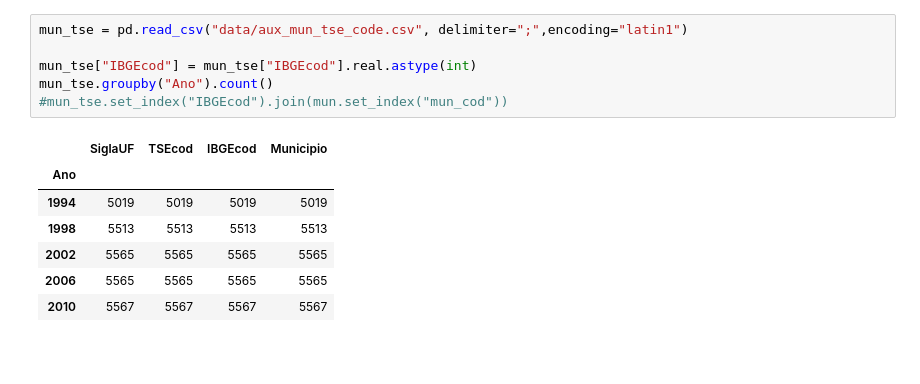
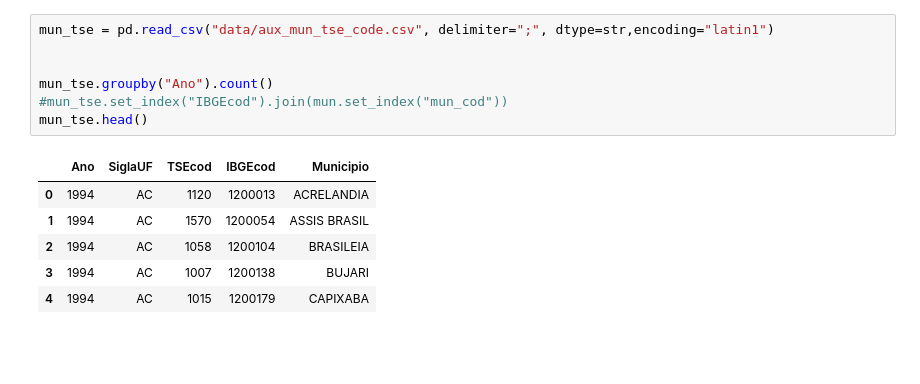
Before and after one commit to Cepesp-Fgv/tse-dados, a Jupyter notebook: Municipios/Municipios TSE com IBGE.ipynb, the cells around one changed output. Cells and saved outputs as stored; diff of their text form.

```diff
--- a/Municipios/Municipios TSE com IBGE.ipynb
+++ b/Municipios/Municipios TSE com IBGE.ipynb
@@ -5,17 +14,17 @@ mun = pd.read_csv("data/aux_municipio.csv", delimiter=";",encoding="latin1")
 # %%
-mun_tse = pd.read_csv("data/aux_mun_tse_code.csv", delimiter=";",encoding="latin1")
+mun_tse = pd.read_csv("data/aux_mun_tse_code.csv", delimiter=";", dtype=str,encoding="latin1")
 
-mun_tse["IBGEcod"] = mun_tse["IBGEcod"].real.astype(int)
+
 mun_tse.groupby("Ano").count()
 #mun_tse.set_index("IBGEcod").join(mun.set_index("mun_cod"))
+mun_tse.head()
 # %% [output]
-|  | SiglaUF | TSEcod | IBGEcod | Municipio |
-| Ano |  |  |  |  |
-| 1994 | 5019 | 5019 | 5019 | 5019 |
-| 1998 | 5513 | 5513 | 5513 | 5513 |
-| 2002 | 5565 | 5565 | 5565 | 5565 |
-| 2006 | 5565 | 5565 | 5565 | 5565 |
-| 2010 | 5567 | 5567 | 5567 | 5567 |
+|  | Ano | SiglaUF | TSEcod | IBGEcod | Municipio |
+| 0 | 1994 | AC | 1120 | 1200013 | ACRELANDIA |
+| 1 | 1994 | AC | 1570 | 1200054 | ASSIS BRASIL |
+| 2 | 1994 | AC | 1058 | 1200104 | BRASILEIA |
+| 3 | 1994 | AC | 1007 | 1200138 | BUJARI |
+| 4 | 1994 | AC | 1015 | 1200179 | CAPIXABA |
 # %% [markdown]
 ###
 # %%
```
Also changed, not shown: parts of 9 cells of this notebook, 11 other files.
